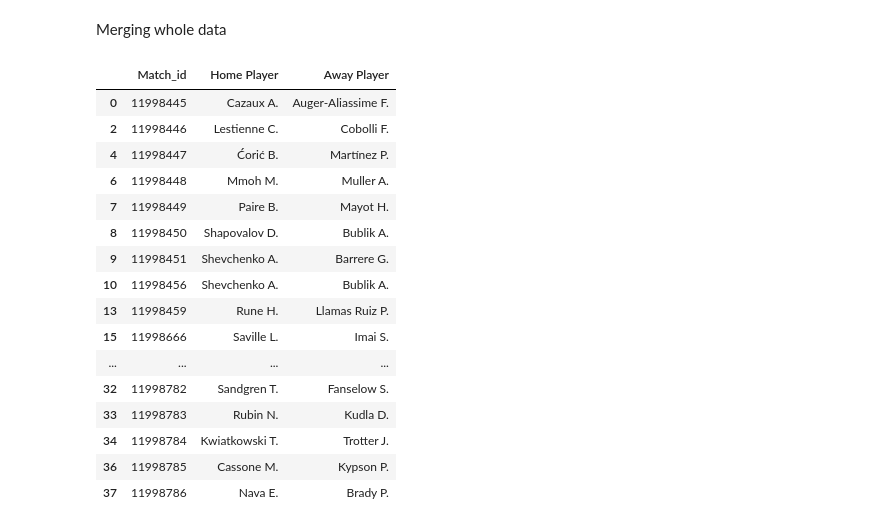
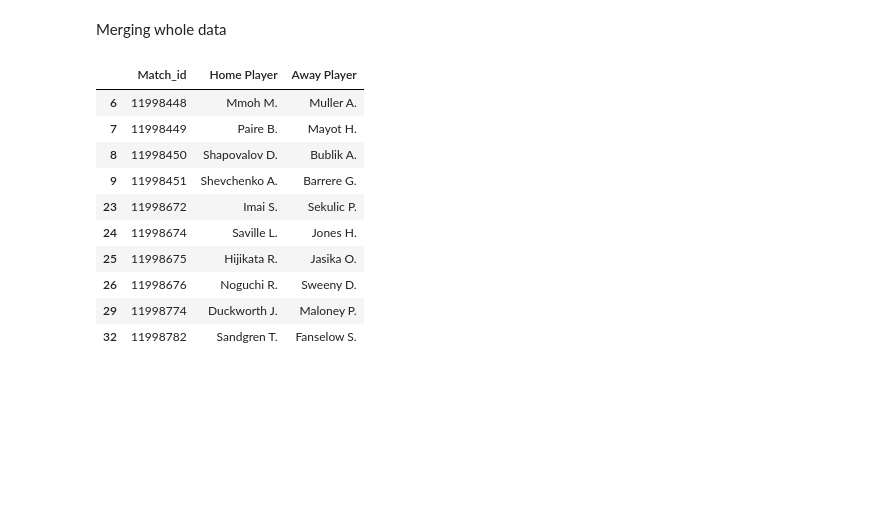
Before and after one commit to shahabnajmosadatypy/SofaScore-Tennis-Analysis, a Jupyter notebook: notebooks/3.ipynb, the cells around one changed output. Cells and saved outputs as stored; diff of their text form; code cells hidden in the pictures; blank space fills up the shorter version.

```diff
--- a/notebooks/3.ipynb
+++ b/notebooks/3.ipynb
@@ -157,23 +157,17 @@ Merging whole data
 # %%
 merged_df = pd.merge(home_statistics_data_frame, away_statistics_data_frame, on="Match_id", how="inner")
 merged_df.rename(columns={'Home_Player_Name': 'Home_Player', 'Away_Player_Name': 'Away_Player'}, inplace=True)
-merged_df_unique = merged_df.drop_duplicates()
-merged_df_unique.head(25)
+merged_df_unique = merged_df.drop_duplicates(subset=['Match_id'], keep='last')
+merged_df_unique.head(10)
 # %% [output]
 |  | Match_id | Home Player | Away Player |
-| 0 | 11998445 | Cazaux A. | Auger-Aliassime F. |
-| 2 | 11998446 | Lestienne C. | Cobolli F. |
-| 4 | 11998447 | Ćorić B. | Martínez P. |
 | 6 | 11998448 | Mmoh M. | Muller A. |
 | 7 | 11998449 | Paire B. | Mayot H. |
 | 8 | 11998450 | Shapovalov D. | Bublik A. |
 | 9 | 11998451 | Shevchenko A. | Barrere G. |
-| 10 | 11998456 | Shevchenko A. | Bublik A. |
-| 13 | 11998459 | Rune H. | Llamas Ruiz P. |
-| 15 | 11998666 | Saville L. | Imai S. |
-| ... | ... | ... | ... |
+| 23 | 11998672 | Imai S. | Sekulic P. |
+| 24 | 11998674 | Saville L. | Jones H. |
+| 25 | 11998675 | Hijikata R. | Jasika O. |
+| 26 | 11998676 | Noguchi R. | Sweeny D. |
+| 29 | 11998774 | Duckworth J. | Maloney P. |
 | 32 | 11998782 | Sandgren T. | Fanselow S. |
-| 33 | 11998783 | Rubin N. | Kudla D. |
-| 34 | 11998784 | Kwiatkowski T. | Trotter J. |
-| 36 | 11998785 | Cassone M. | Kypson P. |
-| 37 | 11998786 | Nava E. | Brady P. |
```
Also changed, not shown: parts of 3 cells of this notebook.
